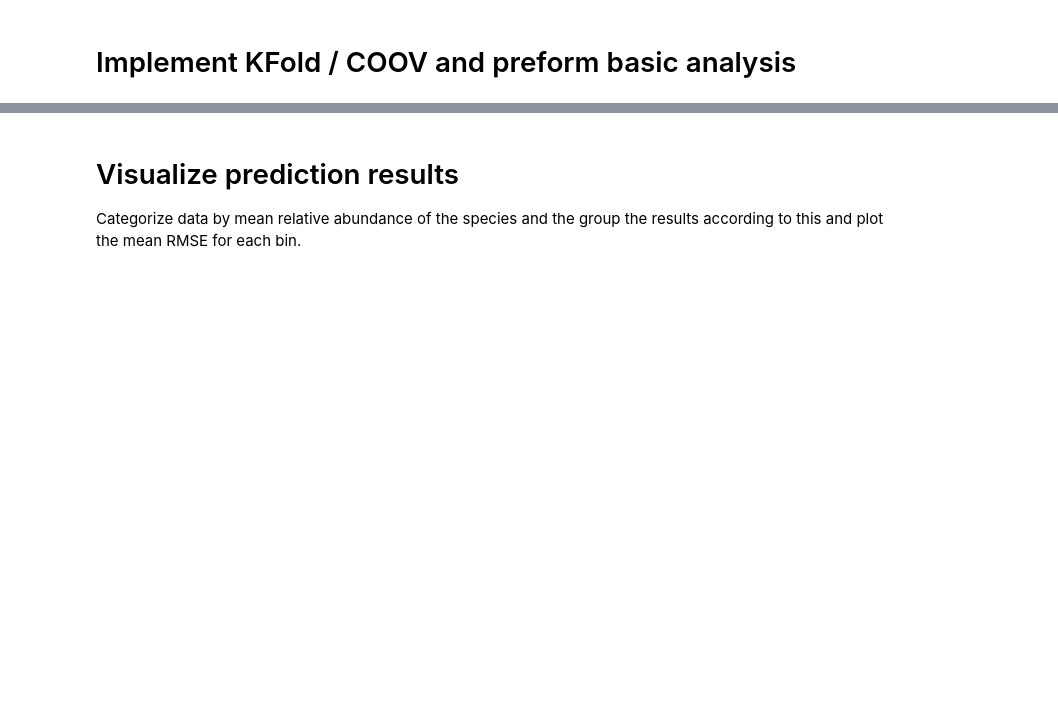
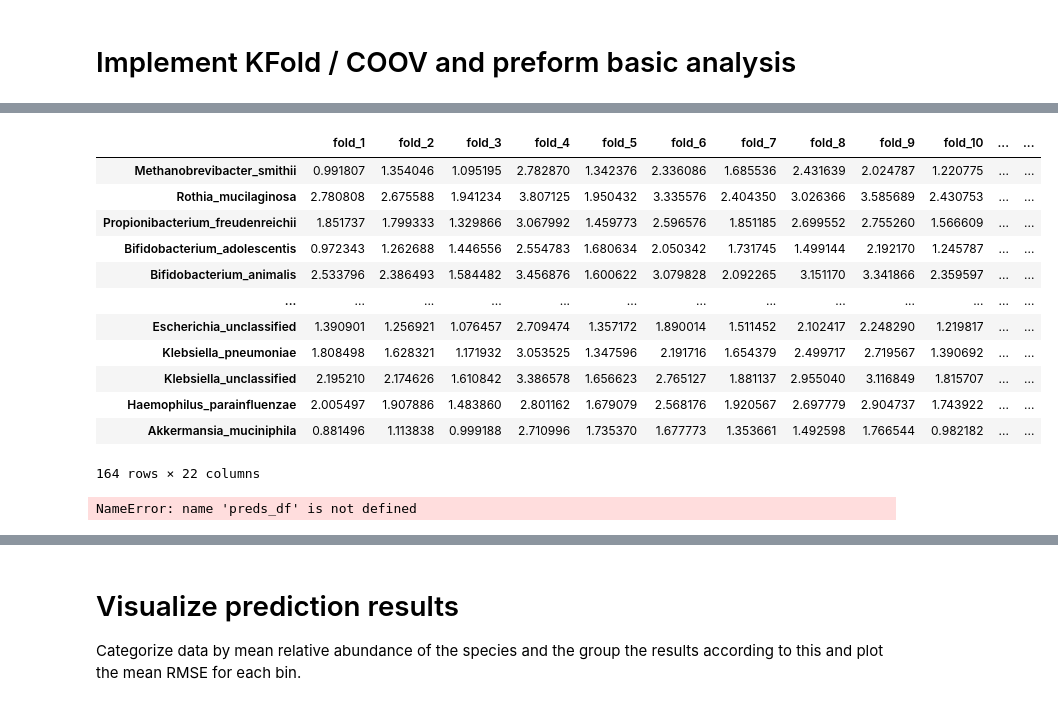
Before and after one commit to dhadas/microbiome_imputation, a Jupyter notebook: Fransoze_Basic_signal_Scaleup.ipynb, the cells around one changed output, grey strips where cells are left out. Drawn from its saved outputs; the diff is of its cells as text; code cells hidden in the pictures; blank space fills up the shorter version.

```diff
--- a/Fransoze_Basic_signal_Scaleup.ipynb
+++ b/Fransoze_Basic_signal_Scaleup.ipynb
@@ -125,0 +125,6 @@ path_to_dict, folds_dict = generate_folds(X, out_, 3, False)
+# %%
+Y = stgndf_PRISM.copy()
+X = mbdf_PRISM.copy()
+K = 20
+X = X.loc[X.index.intersection(Y.index)]
+Y = Y.loc[X.index.intersection(Y.index)]
@@ -304,4 +157,0 @@ ValueError: If using all scalar values, you must pass an index
-# %%
-for i, (otu, abundance) in enumerate(list(Y.iteritems())[:2], 1):
-    print(i, otu)
-    print(Y_tr[otu])
@@ -313,0 +655,55 @@ rmse_df.head(10)
+# %%
+
+labels=[f'bin_{i}' for i in range(1, NUM_BINS+1)]
+bins = pd.qcut(Y.mean(axis = 0), q = NUM_BINS, labels = labels)
+
+rmse_df['abundance_rank_bin'] = bins
+# rmse_df
+# corrs = {}
+# for col in Y.items():
+#     _corr = col[1].corr(predicted_df.loc[:,col[0]], method='spearman')
+#     corrs[col[0]] = _corr
+
+# corrs_series = pd.Series(corrs)
+
+# sns.boxplot(x = bins, y = corrs_series)
+# # High bin = High abundance
+# bins
+# %%
+# rmse_df
+
+# rmse_df[fold_cols].mean(axis = 1)
+rmse_df
+# %% [output]
+|  | fold_1 | fold_2 | fold_3 | fold_4 | fold_5 | fold_6 | fold_7 | fold_8 | fold_9 | fold_10 | ... | ... |
+| Methanobrevibacter_smithii | 0.991807 | 1.354046 | 1.095195 | 2.782870 | 1.342376 | 2.336086 | 1.685536 | 2.431639 | 2.024787 | 1.220775 | ... | ... |
+| Rothia_mucilaginosa | 2.780808 | 2.675588 | 1.941234 | 3.807125 | 1.950432 | 3.335576 | 2.404350 | 3.026366 | 3.585689 | 2.430753 | ... | ... |
+| Propionibacterium_freudenreichii | 1.851737 | 1.799333 | 1.329866 | 3.067992 | 1.459773 | 2.596576 | 1.851185 | 2.699552 | 2.755260 | 1.566609 | ... | ... |
+| Bifidobacterium_adolescentis | 0.972343 | 1.262688 | 1.446556 | 2.554783 | 1.680634 | 2.050342 | 1.731745 | 1.499144 | 2.192170 | 1.245787 | ... | ... |
+| Bifidobacterium_animalis | 2.533796 | 2.386493 | 1.584482 | 3.456876 | 1.600622 | 3.079828 | 2.092265 | 3.151170 | 3.341866 | 2.359597 | ... | ... |
+| ... | ... | ... | ... | ... | ... | ... | ... | ... | ... | ... | ... | ... |
+| Escherichia_unclassified | 1.390901 | 1.256921 | 1.076457 | 2.709474 | 1.357172 | 1.890014 | 1.511452 | 2.102417 | 2.248290 | 1.219817 | ... | ... |
+| Klebsiella_pneumoniae | 1.808498 | 1.628321 | 1.171932 | 3.053525 | 1.347596 | 2.191716 | 1.654379 | 2.499717 | 2.719567 | 1.390692 | ... | ... |
+| Klebsiella_unclassified | 2.195210 | 2.174626 | 1.610842 | 3.386578 | 1.656623 | 2.765127 | 1.881137 | 2.955040 | 3.116849 | 1.815707 | ... | ... |
+| Haemophilus_parainfluenzae | 2.005497 | 1.907886 | 1.483860 | 2.801162 | 1.679079 | 2.568176 | 1.920567 | 2.697779 | 2.904737 | 1.743922 | ... | ... |
+| Akkermansia_muciniphila | 0.881496 | 1.113838 | 0.999188 | 2.710996 | 1.735370 | 1.677773 | 1.353661 | 1.492598 | 1.766544 | 0.982182 | ... | ... |
+164 rows × 22 columns
+# %%
+# We calculate the mean using only non-zero-samples in the original data
+# mask = (preds_df != 0)
+preds_mean_abundance_per_specie = preds_df.apply(lambda col: col.dropna().mean(), axis = 'index')
+preds_abundance_rank = mean_abundance_per_specie.rank().astype(int).sort_values()
+preds_abundance_rank.name = "Predictions abundance rank"
+# preds_abundance_rank
+
+obs = Y.copy()
+# mask = (obs != 0)
+obs_mean_abundance_per_specie = obs.apply(lambda col: col.dropna().mean(), axis = 'index')
+obs_abundance_rank = obs_mean_abundance_per_specie.rank().astype(int).sort_values()
+obs_abundance_rank.name = "Observed abundance rank"
+# obs_abundance_rank
+
+abundance_corrs = obs_abundance_rank.corr(preds_abundance_rank, method='spearman')
+abundance_corrs
+# %% [output]
+NameError: name 'preds_df' is not defined
```
Also changed, not shown: parts of 83 cells of this notebook, 10 other files.
